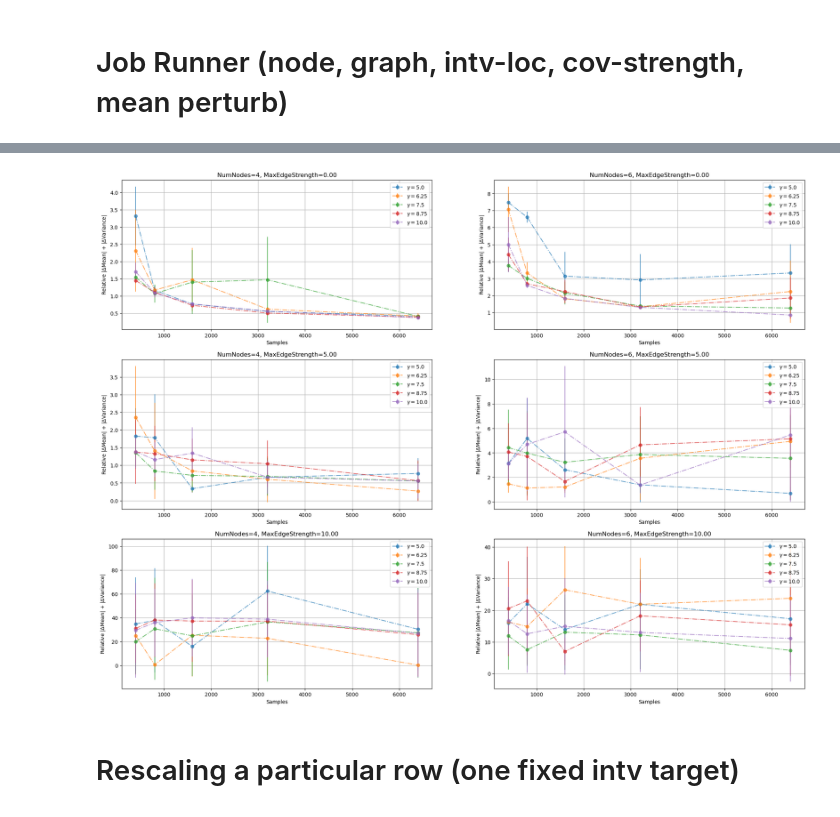
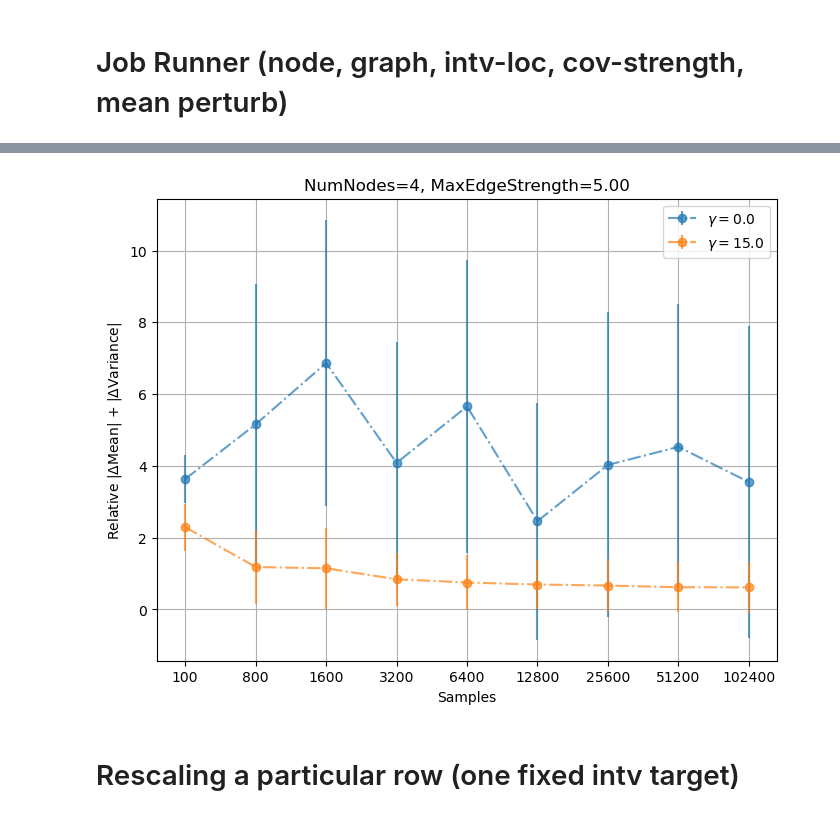
Before and after one commit to BigBang0072/mixture_mec, a Jupyter notebook: mixture_disentagle_test.ipynb, the cells around one changed output, grey strips where cells are left out. Saved outputs shown, nothing was run; the diff lists cells and outputs as text; code cells hidden in the pictures.

```diff
--- a/mixture_disentagle_test.ipynb
+++ b/mixture_disentagle_test.ipynb
@@ -12,13 +12,14 @@ from mixture_solver import *
 args={}
 
 #Variations in the input params
-node_list = [8]
+node_list = [4]
 max_strength=10
 num_parents=2 #num_nodes-1 # 2 initially
-run_list = [0,1,2]
-new_noise_mean_list=[10] #np.linspace(5,10,5).tolist()
-sample_list=[100,800,1600,3200,6400,12800,25600]
-
+run_list = list(range(5))
+new_noise_mean_list=[5,20,] #np.linspace(5,10,5).tolist()
+sample_list=[100,800,1600,3200,6400,12800,25600,51200,102400]
+obs_noise_mean = 5.0
+obs_noise_var = 1.0
 
 all_node_run_dict = {}
 for num_nodes in node_list:
@@ -40,8 +41,8 @@ for num_nodes in node_list:
             print("\t\t alpha:",alpha)
 
             #Creating the SCM
-            args["noise_mean_list"]=[5.0,]*num_nodes
-            args["noise_sigma_list"]=[1.0,]*num_nodes
+            args["noise_mean_list"]=[obs_noise_mean,]*num_nodes
+            args["noise_sigma_list"]=[obs_noise_var,]*num_nodes
             scmGen = RandomSCMGenerator(num_nodes=num_nodes,
                                           max_strength=alpha,
                                           num_parents=num_parents,
@@ -51,9 +52,10 @@ for num_nodes in node_list:
             #Running over different purturbed mean to run the experiment
             mean_error_dict={}
             for new_noise_mean in new_noise_mean_list:
+                print("\t\t\t new noise:",new_noise_mean)
                 error_list = []
                 for samples in sample_list:
-                    print("\t\t\t sample:",samples)
+                    print("\t\t\t\t sample:",samples)
                     #Generating the samples and interventions configs
                     intv_args_dict,mixture_samples = gSCM.generate_gaussian_mixture(intv_targets,
                                                                                     new_noise_mean,
@@ -83,43 +96,45 @@ KeyboardInterrupt:
 '''
 run_list
 alpha_list
 sample_list
 new_noise_mean_list
 '''
 
 #Consolidating the errors into into one plot
-plt.rcParams['figure.figsize'] = [24, 6*len(alpha_list)]
+plt.rcParams['figure.figsize'] = [8, 6*len(alpha_list)]
 fig,ax = plt.subplots(nrows=len(alpha_list),ncols=len(node_list))
 
 for nidx,num_nodes in enumerate(node_list):
     all_run_dict = all_node_run_dict[num_nodes]
     for aidx,alpha in enumerate(all_run_dict[run_list[0]].keys()):
         for mean in all_run_dict[run_list[0]][alpha].keys():
             #Getting the average for all the runs
             all_run_mat = []
             for ridx in run_list:
                 all_run_mat.append(all_run_dict[ridx][alpha][mean])
             #Getting the mean and variance
-            sample_arr = np.array(sample_list)[2:]
-            all_run_mat = np.array(all_run_mat)[:,2:]
+            sample_arr = np.array(sample_list)
+            all_run_mat = np.array(all_run_mat)
             alpha_mean_error_mean = np.mean(all_run_mat,axis=0)
             alpha_mean_error_std = np.std(all_run_mat,axis=0)
 
             #Now we will plot for this config
-            ax[aidx,nidx].errorbar(sample_arr,alpha_mean_error_mean,alpha_mean_error_std,label="$\gamma=${}".format(mean),ls="-.",marker="o",alpha=0.7)
+            ax.errorbar(range(len(sample_arr)),alpha_mean_error_mean,alpha_mean_error_std,label="$\gamma=${}".format(float(mean)-obs_noise_mean),ls="-.",marker="o",alpha=0.7)
     #         ax[aidx].fill_between(sample_list,
     #                               alpha_mean_error_mean-alpha_mean_error_std,
     #                               alpha_mean_error_mean+alpha_mean_error_std,
     #                               alpha=0.1
     #                              )
-        ax[aidx,nidx].set_xlabel("Samples")
-        ax[aidx,nidx].set_ylabel("Relative |$\Delta$Mean| + |$\Delta$Variance|")
-        ax[aidx,nidx].grid()
-        ax[aidx,nidx].legend()
-        ax[aidx,nidx].set_title("NumNodes={}, MaxEdgeStrength={}".format(str(num_nodes),str(alpha)))
+        ax.set_xlabel("Samples")
+        ax.set_xticks(range(len(sample_arr)))
+        ax.set_xticklabels(sample_arr.tolist())
+        ax.set_ylabel("Relative |$\Delta$Mean| + |$\Delta$Variance|")
+        ax.grid()
+        ax.legend()
+        ax.set_title("NumNodes={}, MaxEdgeStrength={}".format(str(num_nodes),str(alpha)))
 fig.savefig('all_nodes_combined_one_intv_sparse_graph.png'.format(num_nodes), dpi=fig.dpi)
 # %% [output]
-[figure, old version]
+[figure, new version]
 # %% [markdown]
 # Rescaling a particular row (one fixed intv target)
 # %%
```
Also changed, not shown: parts of 2 cells of this notebook, 2 other files.
